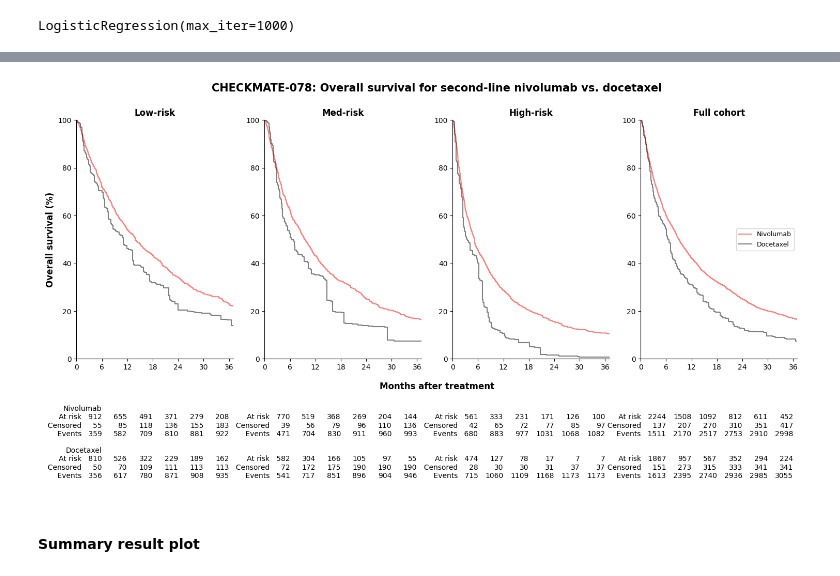
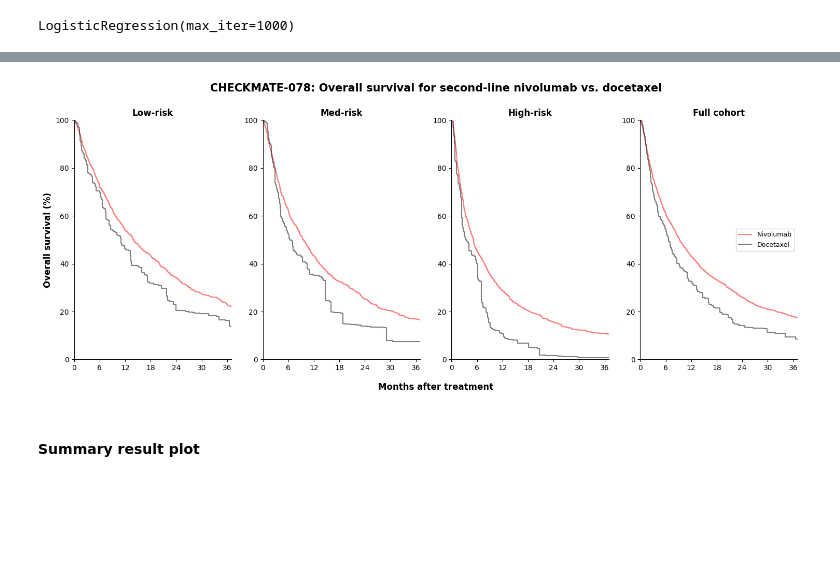
Before and after one commit to xavier-orcutt/TrialTranslator-notebooks, a Jupyter notebook: lung/rtrials_wt3r_33c.ipynb, the cells around one changed output, grey strips where cells are left out. Drawn from its saved outputs; the diff is of its cells as text; code cells hidden in the pictures; blank space fills up the shorter version.

```diff
--- a/lung/rtrials_wt3r_33c.ipynb
+++ b/lung/rtrials_wt3r_33c.ipynb
@@ -3407,10 +3407,12 @@ LogisticRegression(max_iter=1000)
 pred_low = lr_check_low.predict_proba(check_low_x)
 pred_med = lr_check_med.predict_proba(check_med_x)
 pred_high = lr_check_high.predict_proba(check_high_x)
+pred_all = lr_check_all.predict_proba(check_all_x)
 # %%
 check_iptw_low['ps'] = pred_low[:, 1]
 check_iptw_med['ps'] = pred_med[:, 1]
 check_iptw_high['ps'] = pred_high[:, 1]
+check_iptw_all['ps'] = pred_all[:, 1]
 # %%
 check_iptw_low['weight'] = (
     np.where(check_iptw_low['nivo'] == 1, 1/check_iptw_low['ps'], 1/(1 - check_iptw_low['ps'])))
@@ -3420,8 +3422,9 @@ check_iptw_med['weight'] = (
 
 check_iptw_high['weight'] = (
     np.where(check_iptw_high['nivo'] == 1, 1/check_iptw_high['ps'], 1/(1 - check_iptw_high['ps'])))
+
+check_iptw_all['weight'] = (
+    np.where(check_iptw_all['nivo'] == 1, 1/check_iptw_all['ps'], 1/(1 - check_iptw_all['ps'])))
-# %%
-check_iptw_all = pd.concat([check_iptw_low, check_iptw_med, check_iptw_high])
 # %%
 # Low KM curves
 kmf_low_nivo_check_iptw = KaplanMeierFitter()
@@ -3491,14 +3494,8 @@ fig = plt.figure(figsize=(18, 6))
 plt.subplot(1, 4, 1)
 
 plt.step(kmf_low_nivo_check_iptw.timeline, kmf_low_nivo_check_iptw.survival_function_.values*100, color = 'red', alpha = 0.5)
-#plt.step(kmf_low_nivo_check_iptw.confidence_interval_.index, np.array(kmf_low_nivo_check_iptw.confidence_interval_['KM_estimate_upper_0.95'])*100, linestyle = '--', color = 'red', alpha = 0.3)
-#plt.step(kmf_low_nivo_check_iptw.confidence_interval_.index, np.array(kmf_low_nivo_check_iptw.confidence_interval_['KM_estimate_lower_0.95'])*100, linestyle = '--', color = 'red', alpha = 0.3)
-#plt.fill_between(kmf_low_nivo_check_iptw.timeline, np.array(kmf_low_nivo_check_iptw.confidence_interval_['KM_estimate_upper_0.95'])*100, np.array(kmf_low_nivo_check_iptw.confidence_interval_['KM_estimate_lower_0.95'])*100, facecolor = 'red', alpha = 0.1)
 
 plt.step(kmf_low_dotx_check_iptw.timeline, kmf_low_dotx_check_iptw.survival_function_.values*100, color = 'black', alpha = 0.5)
-#plt.step(kmf_low_dotx_check_iptw.confidence_interval_.index, np.array(kmf_low_dotx_check_iptw.confidence_interval_['KM_estimate_upper_0.95'])*100, linestyle = '--', color = 'black', alpha = 0.3)
-#plt.step(kmf_low_dotx_check_iptw.confidence_interval_.index, np.array(kmf_low_dotx_check_iptw.confidence_interval_['KM_estimate_lower_0.95'])*100, linestyle = '--', color = 'black', alpha = 0.3)
-#plt.fill_between(kmf_low_dotx_check_iptw.timeline, np.array(kmf_low_dotx_check_iptw.confidence_interval_['KM_estimate_upper_0.95'])*100, np.array(kmf_low_dotx_check_iptw.confidence_interval_['KM_estimate_lower_0.95'])*100, facecolor = 'black', alpha = 0.1)
 
 plt.xticks(np.arange(0, 37, 6))
 plt.xlim(0, 37)
@@ -3510,20 +3507,12 @@ plt.ylabel('Overall survival (%)', size = 12, weight = 'bold')
 plt.gca().spines['top'].set_visible(False)
 plt.gca().spines['right'].set_visible(False)
 
-add_at_risk_counts(kmf_low_nivo_check_iptw, kmf_low_dotx_check_iptw, ypos = -0.8, xticks = np.arange(6, 37, 6), labels = ['Nivolumab', 'Docetaxel'])
-
 # Plot survival curves for med risk group.
 plt.subplot(1, 4, 2)
 
 plt.step(kmf_med_nivo_check_iptw.timeline, kmf_med_nivo_check_iptw.survival_function_.values*100, color = 'red', alpha = 0.5)
-#plt.step(kmf_med_nivo_check_iptw.confidence_interval_.index, np.array(kmf_med_nivo_check_iptw.confidence_interval_['KM_estimate_upper_0.95'])*100, linestyle = '--', color = 'red', alpha = 0.3)
-#plt.step(kmf_med_nivo_check_iptw.confidence_interval_.index, np.array(kmf_med_nivo_check_iptw.confidence_interval_['KM_estimate_lower_0.95'])*100, linestyle = '--', color = 'red', alpha = 0.3)
-#plt.fill_between(kmf_med_nivo_check_iptw.timeline, np.array(kmf_med_nivo_check_iptw.confidence_interval_['KM_estimate_upper_0.95'])*100, np.array(kmf_med_nivo_check_iptw.confidence_interval_['KM_estimate_lower_0.95'])*100, facecolor = 'red', alpha = 0.1)
 
 plt.step(kmf_med_dotx_check_iptw.timeline, kmf_med_dotx_check_iptw.survival_function_.values*100, color = 'black', alpha = 0.5)
-#plt.step(kmf_med_dotx_check_iptw.confidence_interval_.index, np.array(kmf_med_dotx_check_iptw.confidence_interval_['KM_estimate_upper_0.95'])*100, linestyle = '--', color = 'black', alpha = 0.3)
-#plt.step(kmf_med_dotx_check_iptw.confidence_interval_.index, np.array(kmf_med_dotx_check_iptw.confidence_interval_['KM_estimate_lower_0.95'])*100, linestyle = '--', color = 'black', alpha = 0.3)
-#plt.fill_between(kmf_med_dotx_check_iptw.timeline, np.array(kmf_med_dotx_check_iptw.confidence_interval_['KM_estimate_upper_0.95'])*100, np.array(kmf_med_dotx_check_iptw.confidence_interval_['KM_estimate_lower_0.95'])*100, facecolor = 'black', alpha = 0.1)
 
 plt.xticks(np.arange(0, 37, 6))
 plt.xlim(0, 37)
@@ -3534,20 +3523,12 @@ plt.title('Med-risk', weight = 'bold')
 plt.gca().spines['top'].set_visible(False)
 plt.gca().spines['right'].set_visible(False)
 
-add_at_risk_counts(kmf_med_nivo_check_iptw, kmf_med_dotx_check_iptw, ypos = -0.8, xticks = np.arange(6, 37, 6), labels = [' ', ' '])
-
 # Plot survival curves by treatment for high risk group.
 plt.subplot(1, 4, 3)
 
 plt.step(kmf_high_nivo_check_iptw.timeline, kmf_high_nivo_check_iptw.survival_function_.values*100, color = 'red', alpha = 0.5)
-#plt.step(kmf_high_nivo_check_iptw.confidence_interval_.index, np.array(kmf_high_nivo_check_iptw.confidence_interval_['KM_estimate_upper_0.95'])*100, linestyle = '--', color = 'red', alpha = 0.3)
-#plt.step(kmf_high_nivo_check_iptw.confidence_interval_.index, np.array(kmf_high_nivo_check_iptw.confidence_interval_['KM_estimate_lower_0.95'])*100, linestyle = '--', color = 'red', alpha = 0.3)
-#plt.fill_between(kmf_high_nivo_check_iptw.timeline, np.array(kmf_high_nivo_check_iptw.confidence_interval_['KM_estimate_upper_0.95'])*100, np.array(kmf_high_nivo_check_iptw.confidence_interval_['KM_estimate_lower_0.95'])*100, facecolor = 'red', alpha = 0.1)
 
 plt.step(kmf_high_dotx_check_iptw.timeline, kmf_high_dotx_check_iptw.survival_function_.values*100, color = 'black', alpha = 0.5)
-#plt.step(kmf_high_dotx_check_iptw.confidence_interval_.index[:-1], (np.array(kmf_high_dotx_check_iptw.confidence_interval_['KM_estimate_upper_0.95'])*100)[:-1], linestyle = '--', color = 'black', alpha = 0.3)
-#plt.step(kmf_high_dotx_check_iptw.confidence_interval_.index[:-1], (np.array(kmf_high_dotx_check_iptw.confidence_interval_['KM_estimate_lower_0.95'])*100)[:-1], linestyle = '--', color = 'black', alpha = 0.3)
-#plt.fill_between(kmf_high_dotx_check_iptw.timeline[:-1], (np.array(kmf_high_dotx_check_iptw.confidence_interval_['KM_estimate_upper_0.95'])*100)[:-1], (np.array(kmf_high_dotx_check_iptw.confidence_interval_['KM_estimate_lower_0.95'])*100)[:-1], facecolor = 'black', alpha = 0.1)
 
 plt.xticks(np.arange(0, 37, 6))
 plt.xlim(0, 37)
@@ -3556,44 +3537,34 @@ plt.ylim(0, 100)
 plt.title('High-risk', weight = 'bold')
 
 plt.gca().spines['top'].set_visible(False)
 plt.gca().spines['right'].set_visible(False)
 
-add_at_risk_counts(kmf_high_nivo_check_iptw, kmf_high_dotx_check_iptw, ypos = -0.8, xticks = np.arange(6, 37, 6), labels = [' ', ' '])
-
 # Plot survival curves by treatment for all risk group.
 plt.subplot(1, 4, 4)
 
 plt.step(kmf_all_nivo_check_iptw.timeline, kmf_all_nivo_check_iptw.survival_function_.values*100, color = 'red', alpha = 0.5, label = 'Nivolumab')
-#plt.step(kmf_all_nivo_check_iptw.confidence_interval_.index, np.array(kmf_all_nivo_check_iptw.confidence_interval_['KM_estimate_upper_0.95'])*100, linestyle = '--', color = 'red', alpha = 0.3)
-#plt.step(kmf_all_nivo_check_iptw.confidence_interval_.index, np.array(kmf_all_nivo_check_iptw.confidence_interval_['KM_estimate_lower_0.95'])*100, linestyle = '--', color = 'red', alpha = 0.3)
-#plt.fill_between(kmf_all_nivo_check_iptw.timeline, np.array(kmf_all_nivo_check_iptw.confidence_interval_['KM_estimate_upper_0.95'])*100, np.array(kmf_all_nivo_check_iptw.confidence_interval_['KM_estimate_lower_0.95'])*100, facecolor = 'red', alpha = 0.1)
 
 plt.step(kmf_all_dotx_check_iptw.timeline, kmf_all_dotx_check_iptw.survival_function_.values*100, color = 'black', alpha = 0.5, label = 'Docetaxel')
-#plt.step(kmf_all_dotx_check_iptw.confidence_interval_.index, np.array(kmf_all_dotx_check_iptw.confidence_interval_['KM_estimate_upper_0.95'])*100, linestyle = '--', color = 'black', alpha = 0.3)
-#plt.step(kmf_all_dotx_check_iptw.confidence_interval_.index, np.array(kmf_all_dotx_check_iptw.confidence_interval_['KM_estimate_lower_0.95'])*100, linestyle = '--', color = 'black', alpha = 0.3)
-#plt.fill_between(kmf_all_dotx_check_iptw.timeline, np.array(kmf_all_dotx_check_iptw.confidence_interval_['KM_estimate_upper_0.95'])*100, np.array(kmf_all_dotx_check_iptw.confidence_interval_['KM_estimate_lower_0.95'])*100, facecolor = 'black', alpha = 0.1)
 
 plt.xticks(np.arange(0, 37, 6))
 plt.xlim(0, 37)
 plt.ylim(0, 100)
 
 plt.title('Full cohort', weight = 'bold')
 
 plt.gca().spines['top'].set_visible(False)
 plt.gca().spines['right'].set_visible(False)
 
 plt.legend(loc = 'center right', prop = {'size': 9})
 
-add_at_risk_counts(kmf_all_nivo_check_iptw, kmf_all_dotx_check_iptw, ypos = -0.8, xticks = np.arange(6, 37, 6), labels = [' ', ' '])
-
 fig.add_subplot(1, 1, 1, frameon = False)
 plt.tick_params(labelcolor = 'none', which = 'both', top = False, bottom = False, left = False, right = False)
 plt.xlabel('Months after treatment', labelpad = 15, size = 12, weight = 'bold')
 plt.title('CHECKMATE-078: Overall survival for second-line nivolumab vs. docetaxel', pad = 40, size = 15, weight = 'bold')
 
 plt.show()
 # %% [output]
-[figure, old version]
+[figure, new version]
 # %% [markdown]
 #### Summary result plot
 # %%
```
Also changed, not shown: parts of 116 cells of this notebook, 2 other files.
